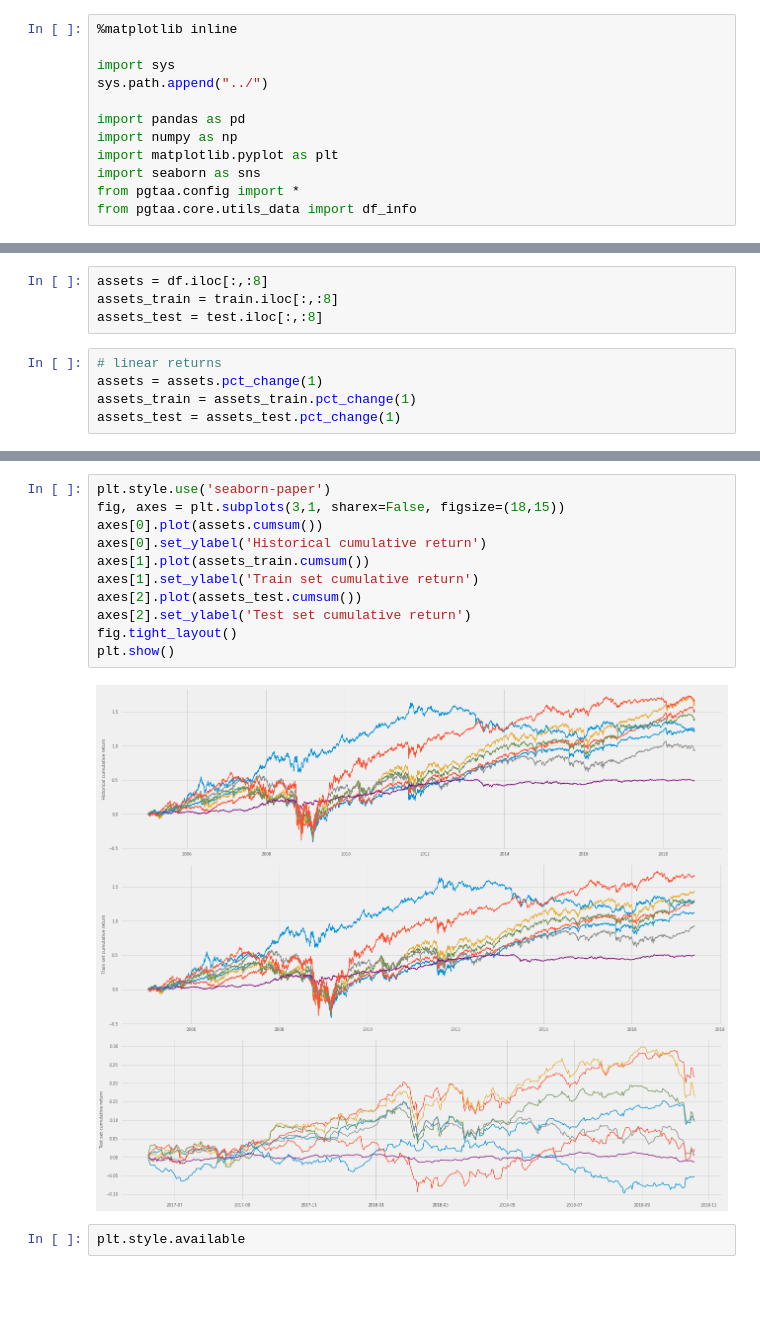
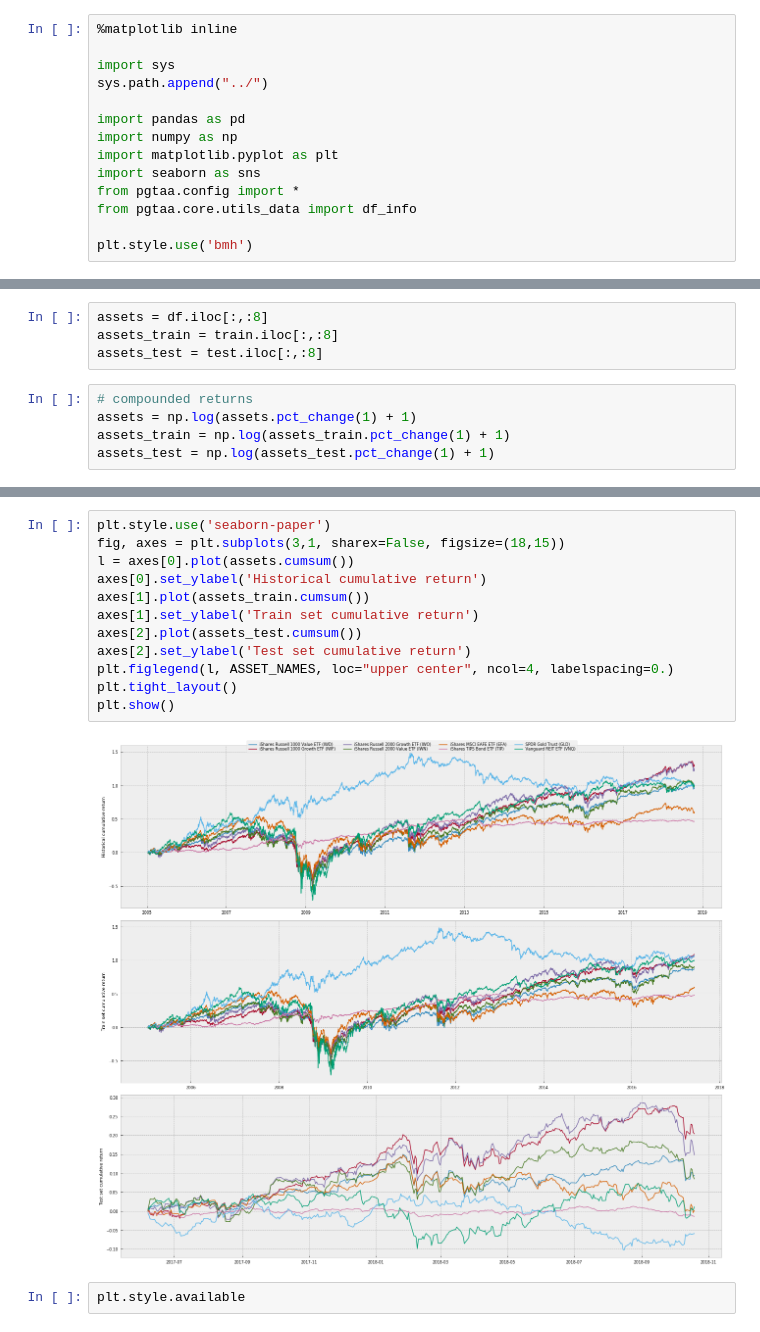
Before and after one commit to SvenBecker/pgtaa, a Jupyter notebook: notebooks/data_analysis.ipynb, the cells around one changed output, grey strips where cells are left out. Cells and saved outputs as stored; diff of their text form; blank space fills up the shorter version.

```diff
--- a/notebooks/data_analysis.ipynb
+++ b/notebooks/data_analysis.ipynb
@@ -10,6 +10,8 @@ import matplotlib.pyplot as plt
 import seaborn as sns
 from pgtaa.config import *
 from pgtaa.core.utils_data import df_info
+
+plt.style.use('bmh')
 # %%
 df = pd.read_csv(ENV_CSV, index_col=0, parse_dates=True)
 train = pd.read_csv(TRAIN_CSV, index_col=0, parse_dates=True)
@@ -22,7 +24,7 @@ assets = df.iloc[:,:8]
 assets_train = train.iloc[:,:8]
 assets_test = test.iloc[:,:8]
 # %%
-# linear returns
-assets = assets.pct_change(1)
-assets_train = assets_train.pct_change(1)
-assets_test = assets_test.pct_change(1)
+# compounded returns
+assets = np.log(assets.pct_change(1) + 1)
+assets_train = np.log(assets_train.pct_change(1) + 1)
+assets_test = np.log(assets_test.pct_change(1) + 1)
@@ -44,16 +72,17 @@ sns.heatmap(assets_test.corr())
 # %%
 plt.style.use('seaborn-paper')
 fig, axes = plt.subplots(3,1, sharex=False, figsize=(18,15))
-axes[0].plot(assets.cumsum())
+l = axes[0].plot(assets.cumsum())
 axes[0].set_ylabel('Historical cumulative return')
 axes[1].plot(assets_train.cumsum())
 axes[1].set_ylabel('Train set cumulative return')
 axes[2].plot(assets_test.cumsum())
 axes[2].set_ylabel('Test set cumulative return')
-fig.tight_layout()
+plt.figlegend(l, ASSET_NAMES, loc="upper center", ncol=4, labelspacing=0.)
+plt.tight_layout()
 plt.show()
 # %% [output]
-[figure, old version]
+[figure, new version]
 # %%
 plt.style.available
 # %% [output]
```
Also changed, not shown: parts of 5 cells of this notebook, 1 other file.
